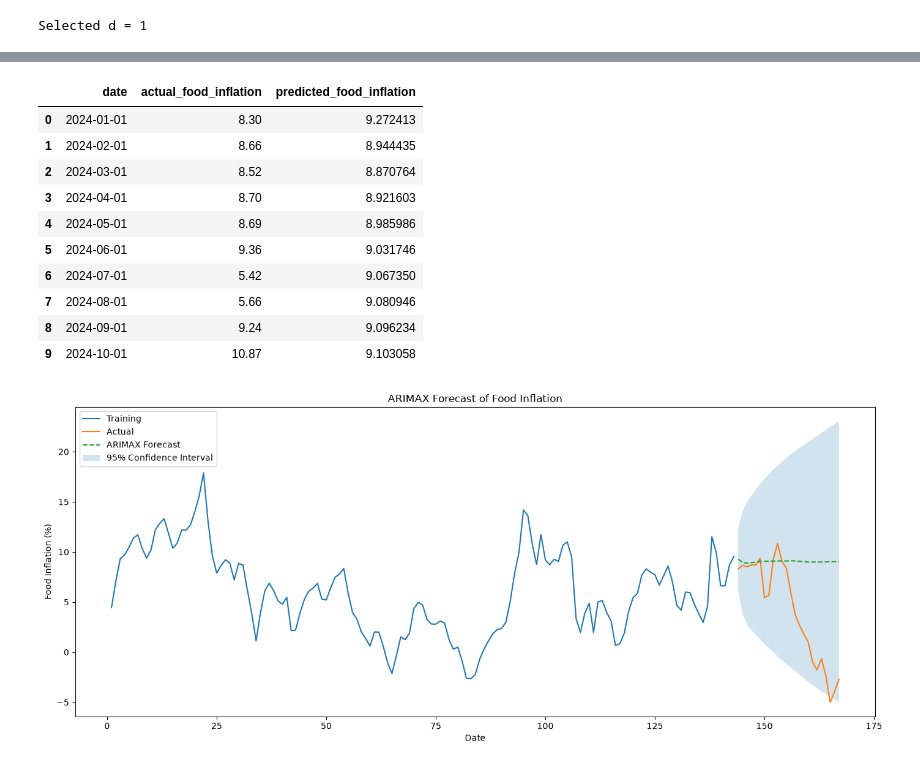
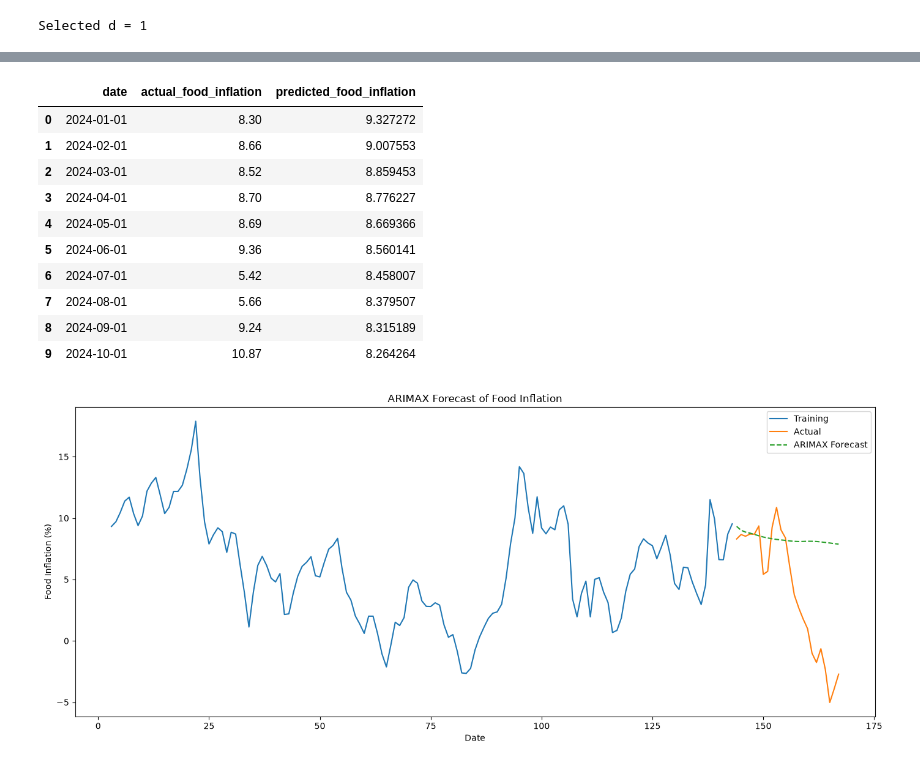
Before and after one commit to AyushTomarOG/Food-Inflation-in-El-Nino, a Jupyter notebook: notebooks/03.2_sarimax.ipynb, the cells around one changed output, grey strips where cells are left out. Cells and saved outputs as stored; diff of their text form; code cells hidden in the pictures.

Commit message:
Improve ARIMAX predictions

```diff
--- a/notebooks/03.2_sarimax.ipynb
+++ b/notebooks/03.2_sarimax.ipynb
@@ -39,13 +39,3 @@ display(df.tail())
 | 165 | 2025-10-01 | -5.02 | -0.51 | 10 |
 | 166 | 2025-11-01 | -3.91 | -0.55 | 11 |
 | 167 | 2025-12-01 | -2.71 | -0.54 | 12 |
-# %%
-df["date"] = pd.to_datetime(df["date"])
-
-df = (
-    df.sort_values("date")
-      .reset_index(drop=True)
-)
-
-display(df.head())
-display(df.tail())
@@ -239,6 +218,0 @@ display(
-# %%
-train = df_model.iloc[:-TEST_SIZE].copy()
-test = df_model.iloc[-TEST_SIZE:].copy()
-
-train = train.dropna()
-test = test.dropna()
@@ -428,9 +372,11 @@ display(ljung_box)
 # %%
-forecast_result = arimax_results.get_forecast(
+
+
+forecast_result = final_ma_results.get_forecast(
     steps=len(test),
-    exog=X_test
+    exog=X_ma_test
 )
 
 forecast_mean = forecast_result.predicted_mean
 
-forecast_ci = forecast_result.conf_int()
+print("Forecast length:", len(forecast_mean))
@@ -462,61 +409,52 @@ Index(['date', 'food_inflation', 'oni', 'month', 'oni_lag1'], dtype='str')
 # %%
 predictions = pd.DataFrame({
-    "date": test["date"].to_numpy(),
-    "actual_food_inflation": y_test.to_numpy(),
-    "predicted_food_inflation": np.asarray(forecast_mean)
+    "date": final_ma_test["date"].to_numpy(),
+    "actual_food_inflation": y_ma_test.to_numpy(),
+    "predicted_food_inflation": np.asarray(final_ma_forecast)
 })
 
-predictions = predictions.dropna()
-
 display(predictions.head(10))
 # %% [output]
 |  | date | actual_food_inflation | predicted_food_inflation |
-| 0 | 2024-01-01 | 8.30 | 9.272413 |
-| 1 | 2024-02-01 | 8.66 | 8.944435 |
-| 2 | 2024-03-01 | 8.52 | 8.870764 |
-| 3 | 2024-04-01 | 8.70 | 8.921603 |
-| 4 | 2024-05-01 | 8.69 | 8.985986 |
-| 5 | 2024-06-01 | 9.36 | 9.031746 |
-| 6 | 2024-07-01 | 5.42 | 9.067350 |
-| 7 | 2024-08-01 | 5.66 | 9.080946 |
-| 8 | 2024-09-01 | 9.24 | 9.096234 |
-| 9 | 2024-10-01 | 10.87 | 9.103058 |
+| 0 | 2024-01-01 | 8.30 | 9.327272 |
+| 1 | 2024-02-01 | 8.66 | 9.007553 |
+| 2 | 2024-03-01 | 8.52 | 8.859453 |
+| 3 | 2024-04-01 | 8.70 | 8.776227 |
+| 4 | 2024-05-01 | 8.69 | 8.669366 |
+| 5 | 2024-06-01 | 9.36 | 8.560141 |
+| 6 | 2024-07-01 | 5.42 | 8.458007 |
+| 7 | 2024-08-01 | 5.66 | 8.379507 |
+| 8 | 2024-09-01 | 9.24 | 8.315189 |
+| 9 | 2024-10-01 | 10.87 | 8.264264 |
 # %%
 plt.figure(figsize=(14, 6))
 
 plt.plot(
-    y_train.index,
-    y_train,
+    y_ma_train.index,
+    y_ma_train,
     label="Training"
 )
 
 plt.plot(
-    y_test.index,
-    y_test,
+    y_ma_test.index,
+    y_ma_test,
     label="Actual"
 )
 
 plt.plot(
     forecast_mean.index,
     forecast_mean,
     linestyle="--",
     label="ARIMAX Forecast"
 )
 
-plt.fill_between(
-    forecast_ci.index,
-    forecast_ci.iloc[:, 0],
-    forecast_ci.iloc[:, 1],
-    alpha=0.2,
-    label="95% Confidence Interval"
-)
 
 plt.xlabel("Date")
 plt.ylabel("Food Inflation (%)")
 plt.title("ARIMAX Forecast of Food Inflation")
 plt.legend()
 
 plt.tight_layout()
 plt.show()
 # %% [output]
-[figure, old version]
+[figure, new version]
```
Also changed, not shown: parts of 17 cells of this notebook, 1 other file.
